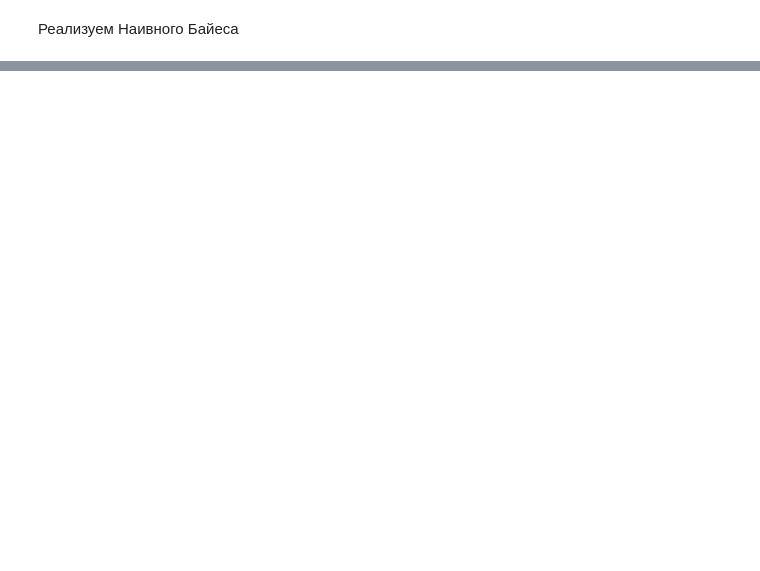
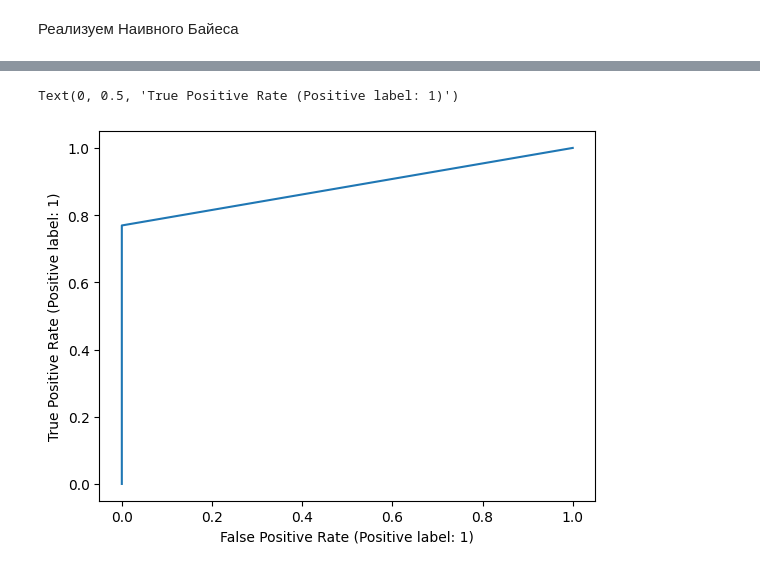
Before and after one commit to Cheburilla/Practicum-Python, a Jupyter notebook: notebooks/2.ipynb, the cells around one changed output, grey strips where cells are left out. Saved outputs shown, nothing was run; the diff lists cells and outputs as text; code cells hidden in the pictures; blank space fills up the shorter version.

```diff
--- a/notebooks/2.ipynb
+++ b/notebooks/2.ipynb
@@ -547,2 +471,41 @@ ValueError: Target scores need to be probabilities for multiclass roc_auc, i.e.
 # %% [markdown]
 Реализуем Наивного Байеса
+# %%
+class GNB:
+    def __init__(self, X_train, y_train):
+        self.xtr = np.array(X_train)
+        self.ytr = np.array(y_train)
+        self.xtr_t = np.array([np.zeros(self.xtr.shape[1])])
+        self.xtr_f = np.array([np.zeros(self.xtr.shape[1])])
+        for i in range(self.ytr.size):
+            if self.ytr[i] == True:
+                self.xtr_t = np.concatenate((self.xtr_t, np.array([self.xtr[i]])), axis=0)
+            else:
+                self.xtr_f = np.concatenate((self.xtr_f, np.array([self.xtr[i]])), axis=0)
+        self.xtr_t = self.xtr_t[1:]
+        self.xtr_f = self.xtr_f[1:]
+        self.mean_t = np.mean(self.xtr_t, axis = 0)
+        self.mean_f = np.mean(self.xtr_f, axis = 0)
+        self.std_t = np.std(self.xtr_t, axis = 0)
+        self.std_f = np.std(self.xtr_f, axis = 0)
+        self.p_true = np.count_nonzero(self.ytr == True)/self.ytr.size
+        self.p_false = 1 - self.p_true
+    def predict(self, X_test):
+        pred = np.array([])
+        X_test = np.array(X_test)
+        for i in X_test:
+            prob_t = 1
+            prob_f = 1
+            for j in range(i.size):
+                prob_t *= 1/(self.std_t[j] * math.sqrt(2 * math.pi))*math.exp(-pow(i[j] - self.mean_t[j], 2)/
+                                                                                     (2*pow(self.std_t[j], 2)))*self.p_true
+                prob_f *= 1/(self.std_f[j] * math.sqrt(2 * math.pi))*math.exp(-pow(i[j] - self.mean_f[j], 2)/
+                                                                                     (2*pow(self.std_f[j], 2)))*self.p_false
+            if prob_t >= prob_f:
+                pred = np.append(pred, True)
+            else:
+                pred = np.append(pred, False)
+        return pred
+# %%
+gnb = GNB(X_train, y_train)
+y_pred = gnb.predict(X_test)
@@ -548,0 +521,8 @@ ValueError: Target scores need to be probabilities for multiclass roc_auc, i.e.
+# %%
+fpr, tpr, thresholds = roc_curve(np.array(y_test), np.array(y_pred))
+plt.plot(fpr, tpr)
+plt.xlabel("False Positive Rate (Positive label: 1)")
+plt.ylabel("True Positive Rate (Positive label: 1)")
+# %% [output]
+Text(0, 0.5, 'True Positive Rate (Positive label: 1)')
+[figure, added]
```
Also changed, not shown: parts of 13 cells of this notebook, 15 other files.
